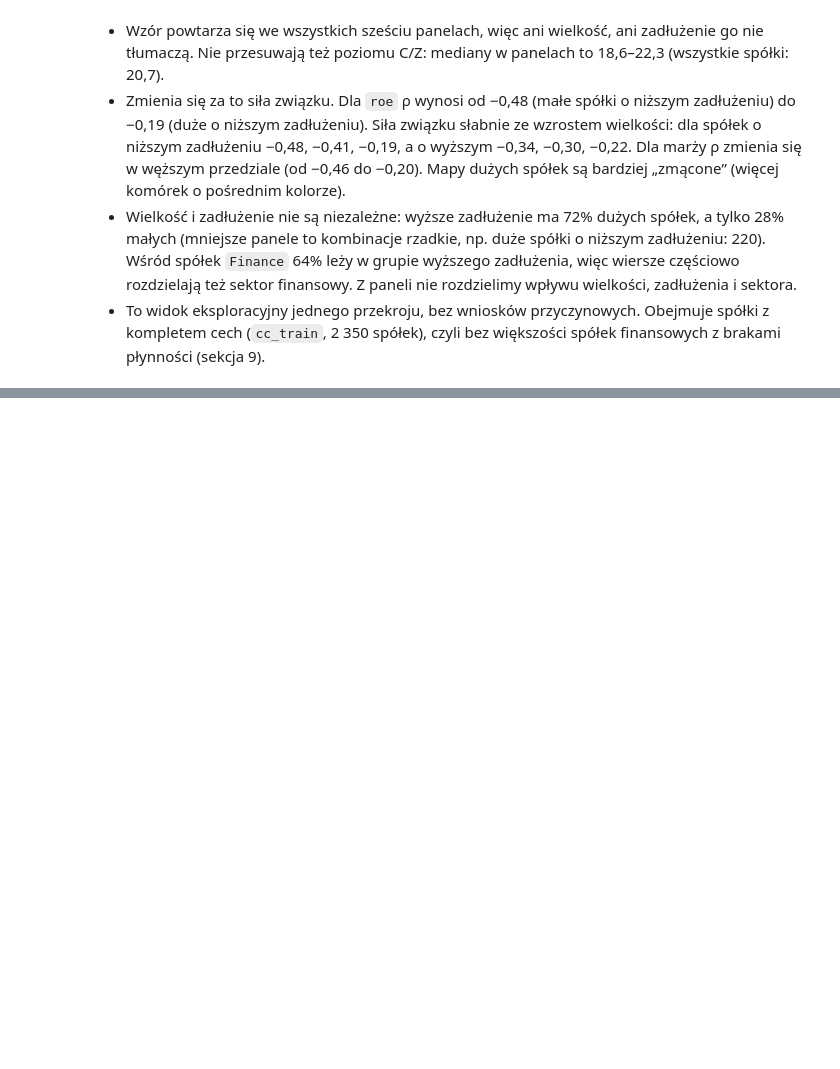
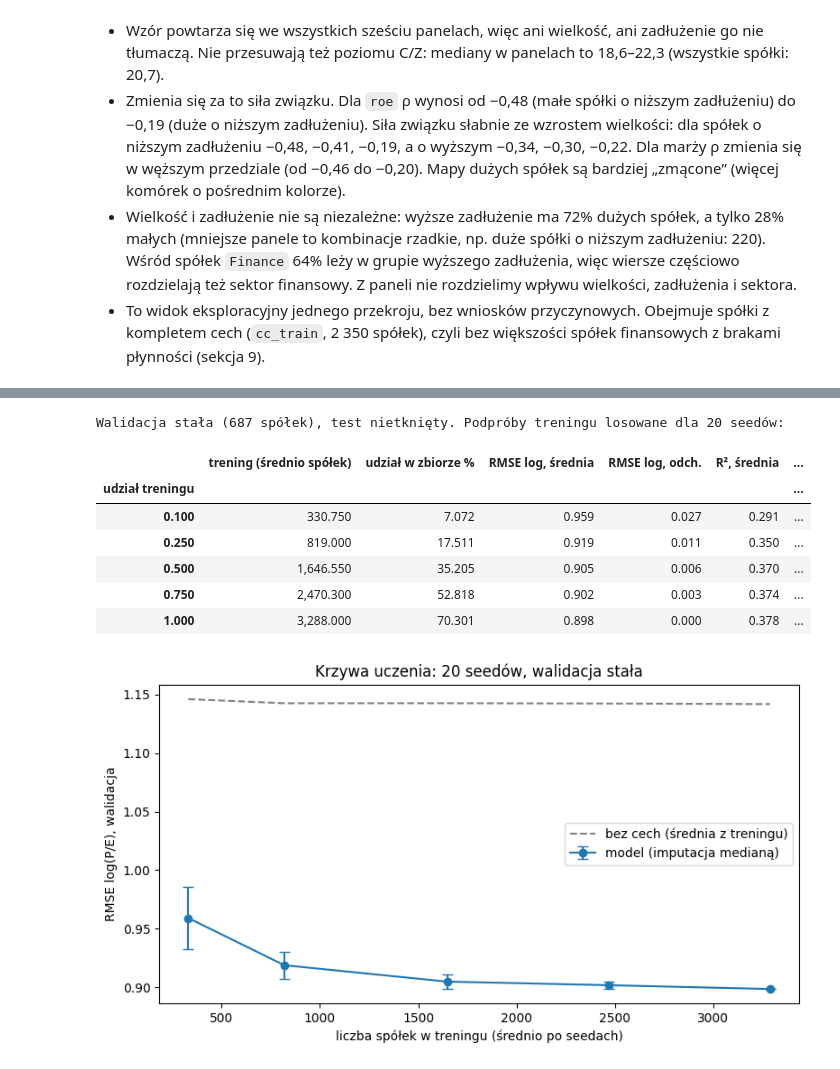
Before and after one commit to HubertChruscicki/Predicting-P-E-model, a Jupyter notebook: PE_Prediction_Model.ipynb, the cells around one changed output, grey strips where cells are left out. Cells and saved outputs as stored; diff of their text form; code cells hidden in the pictures; blank space fills up the shorter version.

```diff
--- a/PE_Prediction_Model.ipynb
+++ b/PE_Prediction_Model.ipynb
@@ -1738,0 +1814,61 @@ Seed 42 wobec średniej z seedów (mediana, imp_valid): RMSE 0.898 wobec 0.94 |
+# %%
+# krzywa uczenia: walidacja i test stałe, trening zmniejszany do części treningu (grupy losowane, jak w 4d)
+LEARNING_TRAIN_FRACTIONS = [0.1, 0.25, 0.5, 0.75, 1.0]
+groups_train = groups.loc[imp_train.index]
+
+def learning_curve_rows_for(seed, frac):
+    if frac < 1:
+        i_sub, _ = next(GroupShuffleSplit(n_splits=1, train_size=frac, random_state=seed).split(imp_train, groups=groups_train))
+        subsample_train = imp_train.iloc[i_sub]
+    else:
+        subsample_train = imp_train
+    imp = SimpleImputer(strategy="median").fit(subsample_train[FEAT])
+    X_subsample = pd.DataFrame(imp.transform(subsample_train[FEAT]), index=subsample_train.index, columns=FEAT)
+    X_valid_lc = pd.DataFrame(imp.transform(imp_valid[FEAT]), index=imp_valid.index, columns=FEAT)
+    sector_encoder = OneHotEncoder(drop=[subsample_train["sector"].value_counts().idxmax()], handle_unknown="ignore", sparse_output=False).fit(subsample_train[["sector"]])
+    onehot_names = sector_encoder.get_feature_names_out(["sector"])
+    onehot_subsample = pd.DataFrame(sector_encoder.transform(subsample_train[["sector"]]), index=subsample_train.index, columns=onehot_names)
+    onehot_valid_lc = pd.DataFrame(sector_encoder.transform(imp_valid[["sector"]]), index=imp_valid.index, columns=onehot_names)
+    m = fit_and_evaluate(X_subsample, onehot_subsample, subsample_train["log_pe"], {"valid": (X_valid_lc, onehot_valid_lc, imp_valid["log_pe"])})["valid"]
+    b = metrics(imp_valid["log_pe"].to_numpy(), np.full(len(imp_valid), subsample_train["log_pe"].mean()))
+    base = {"seed": seed, "udział treningu": frac, "n_train": len(subsample_train)}
+    return [{**base, "wersja": "model", **m}, {**base, "wersja": "bez cech", **b}]
+
+learning_curve_rows = [r for seed in SPLIT_SEEDS for frac in LEARNING_TRAIN_FRACTIONS for r in learning_curve_rows_for(seed, frac)]
+learning_curve_df = pd.DataFrame(learning_curve_rows)
+learning_curve_df["udział w zbiorze %"] = 100 * learning_curve_df["n_train"] / len(imp_data)
+
+learning_curve_model = learning_curve_df[learning_curve_df["wersja"] == "model"]
+learning_curve_baseline = learning_curve_df[learning_curve_df["wersja"] == "bez cech"]
+table_learning_curve = learning_curve_model.groupby("udział treningu").agg(
+    **{"trening (średnio spółek)": ("n_train", "mean"),
+       "udział w zbiorze %": ("udział w zbiorze %", "mean"),
+       "RMSE log, średnia": ("RMSE log", "mean"), "RMSE log, odch.": ("RMSE log", "std"),
+       "R², średnia": ("R²", "mean"), "R², odch.": ("R²", "std"),
+       "błąd %, średnia": ("błąd %", "mean")})
+table_learning_curve["RMSE bez cech"] = learning_curve_baseline.groupby("udział treningu")["RMSE log"].mean()
+print(f"Walidacja stała ({len(imp_valid)} spółek), test nietknięty. Podpróby treningu losowane dla {len(SPLIT_SEEDS)} seedów:")
+display(table_learning_curve.round(3))
+
+fig, ax = plt.subplots(figsize=(8, 4.5))
+x = table_learning_curve["trening (średnio spółek)"]
+ax.errorbar(x, table_learning_curve["RMSE log, średnia"], yerr=table_learning_curve["RMSE log, odch."], marker="o", capsize=4,
+            label="model (imputacja medianą)")
+ax.plot(x, table_learning_curve["RMSE bez cech"], "--", color="gray", label="bez cech (średnia z treningu)")
+ax.set_xlabel("liczba spółek w treningu (średnio po seedach)")
+ax.set_ylabel("RMSE log(P/E), walidacja")
+ax.set_title(f"Krzywa uczenia: {len(SPLIT_SEEDS)} seedów, walidacja stała")
+ax.legend()
+plt.tight_layout()
+from pathlib import Path; Path("raport/rysunki").mkdir(parents=True, exist_ok=True); plt.savefig("raport/rysunki/fig_krzywa_uczenia_nb.png", dpi=150, bbox_inches="tight")
+plt.show()
+# %% [output]
+Walidacja stała (687 spółek), test nietknięty. Podpróby treningu losowane dla 20 seedów:
+|  | trening (średnio spółek) | udział w zbiorze % | RMSE log, średnia | RMSE log, odch. | R², średnia | ... |
+| udział treningu |  |  |  |  |  | ... |
+| 0.100 | 330.750 | 7.072 | 0.959 | 0.027 | 0.291 | ... |
+| 0.250 | 819.000 | 17.511 | 0.919 | 0.011 | 0.350 | ... |
+| 0.500 | 1,646.550 | 35.205 | 0.905 | 0.006 | 0.370 | ... |
+| 0.750 | 2,470.300 | 52.818 | 0.902 | 0.003 | 0.374 | ... |
+| 1.000 | 3,288.000 | 70.301 | 0.898 | 0.000 | 0.378 | ... |
+[figure, added]
```
Also changed, not shown: parts of 21 cells of this notebook, 6 other files.
